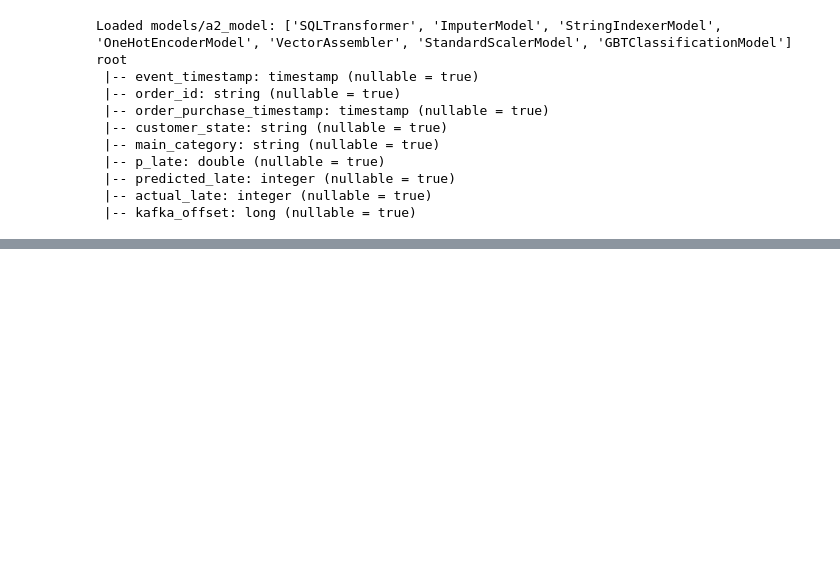
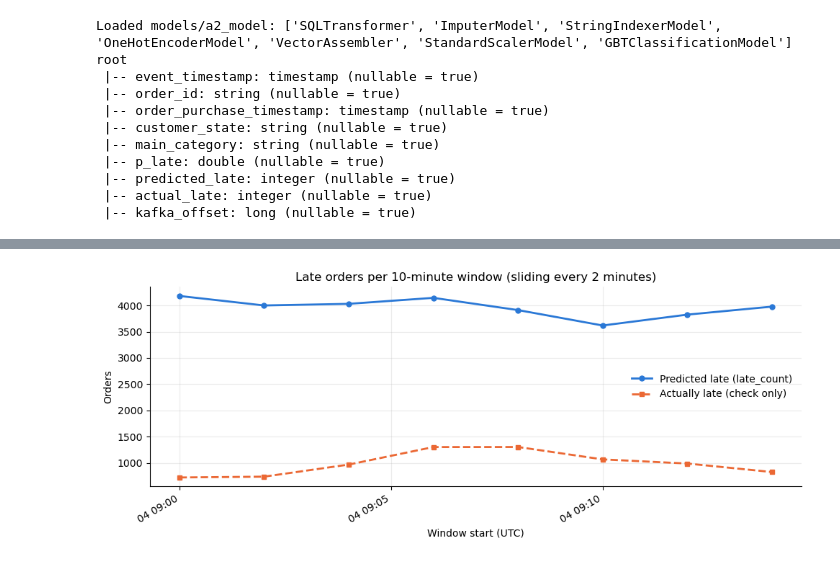
Before and after one commit to ndec0001-max/ITO5202_A2, a Jupyter notebook: assessment2.ipynb, the cells around one changed output, grey strips where cells are left out. Cells and saved outputs as stored; diff of their text form; code cells hidden in the pictures; blank space fills up the shorter version.

Commit message:
Full stream run with aggregation

```diff
--- a/assessment2.ipynb
+++ b/assessment2.ipynb
@@ -1891,2 +1696,11 @@ display(pd.DataFrame(check.asDict().items(), columns=["Check", "Value"]))
 | 1 | max probability difference | 0.0 |
 | 2 | label mismatches | 0.0 |
+# %%
+# ---------------------------------------------------------------
+# Final windowed results: predicted-late count per 10-minute window
+# ---------------------------------------------------------------
+window_results = (spark.sql("SELECT * FROM late_count_windows ORDER BY window_start")
+                  .toPandas())
+# Show 'late_count: N (10-min window)' alongside the full table
+window_results["result"] = window_results["late_count"].map(lambda n: f"late_count: {n} (10-min window)")
+display(window_results)
@@ -1892,0 +1726,24 @@ display(pd.DataFrame(check.asDict().items(), columns=["Check", "Value"]))
+# %%
+# ---------------------------------------------------------------
+# Trend: predicted vs actual late orders per window
+# ---------------------------------------------------------------
+import matplotlib.pyplot as plt
+
+# Only windows that ran their full 10 minutes (the first and last are partial)
+full = window_results[window_results["orders"] >= 0.9 * window_results["orders"].max()]
+
+fig, ax = plt.subplots(figsize=(10, 4))
+ax.plot(full["window_start"], full["late_count"], "-o", color="#2a78d6", lw=2, ms=5,
+        label="Predicted late (late_count)")
+ax.plot(full["window_start"], full["actual_late_count"], "--s", color="#eb6834", lw=2, ms=5,
+        label="Actually late (check only)")
+ax.set(title="Late orders per 10-minute window (sliding every 2 minutes)",
+       xlabel="Window start (UTC)", ylabel="Orders")
+ax.grid(alpha=0.25)
+ax.spines[["top", "right"]].set_visible(False)
+ax.legend(frameon=False)
+fig.autofmt_xdate()
+plt.tight_layout()
+plt.show()
+# %% [output]
+[figure, added]
```
Also changed, not shown: parts of 41 cells of this notebook.
